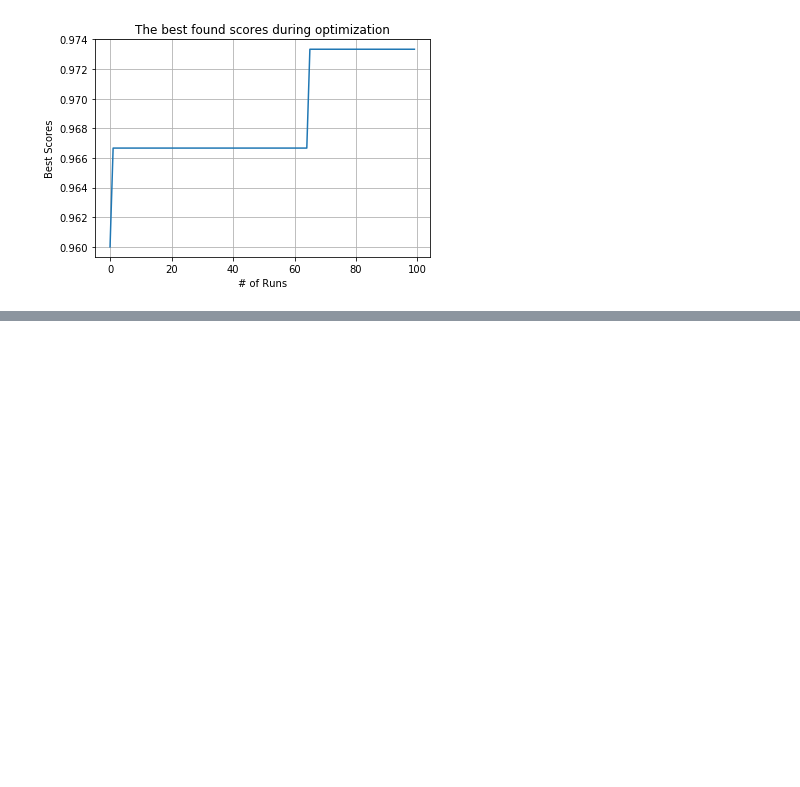
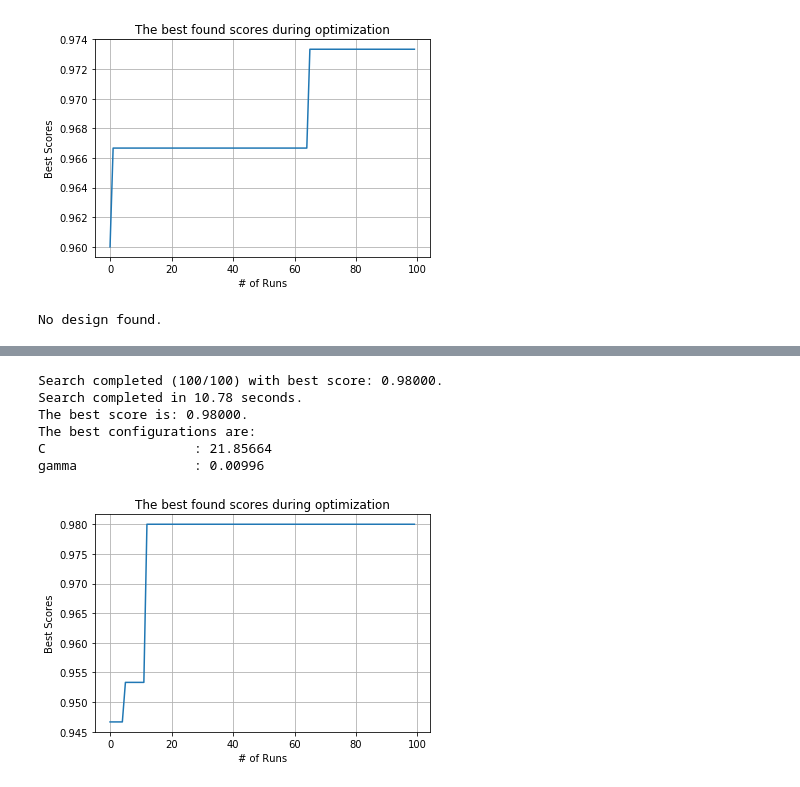
Before and after one commit to ZebinYang/SeqUD, a Jupyter notebook: examples/batch_design_demo.ipynb, the cells around one changed output, grey strips where cells are left out. Saved outputs shown, nothing was run; the diff lists cells and outputs as text; code cells hidden in the pictures; blank space fills up the shorter version.

```diff
--- a/examples/batch_design_demo.ipynb
+++ b/examples/batch_design_demo.ipynb
@@ -21,3 +25,18 @@ The best configurations are:
 C                   : 2070.30126
 gamma               : 0.00015
 [figure]
+# %%
+from sklearn import svm
+from sklearn import datasets
+from sklearn.model_selection import KFold
+iris = datasets.load_iris()
+ParaSpace = {'C':{'Type': 'continuous', 'Range': [-6, 16], 'Wrapper': np.exp2},
+       'gamma': {'Type': 'continuous', 'Range': [-16, 6], 'Wrapper': np.exp2}}
+estimator = svm.SVC()
+cv = KFold(n_splits=5, random_state=1, shuffle=True)
+clf = UDSklearn(estimator, cv, ParaSpace, level_number = 20, max_runs = 100, max_search_iter = 30, n_jobs = 10,
+                refit = True, verbose = True)
+clf.fit(iris.data, iris.target)
+clf.plot_scores()
+# %% [output]
+No design found.
@@ -23,0 +44,7 @@ gamma               : 0.00015
+Search completed (100/100) with best score: 0.98000.
+Search completed in 10.78 seconds.
+The best score is: 0.98000.
+The best configurations are:
+C                   : 21.85664
+gamma               : 0.00996
+[figure, added]
```
Also changed, not shown: parts of 4 cells of this notebook, 18 other files.
